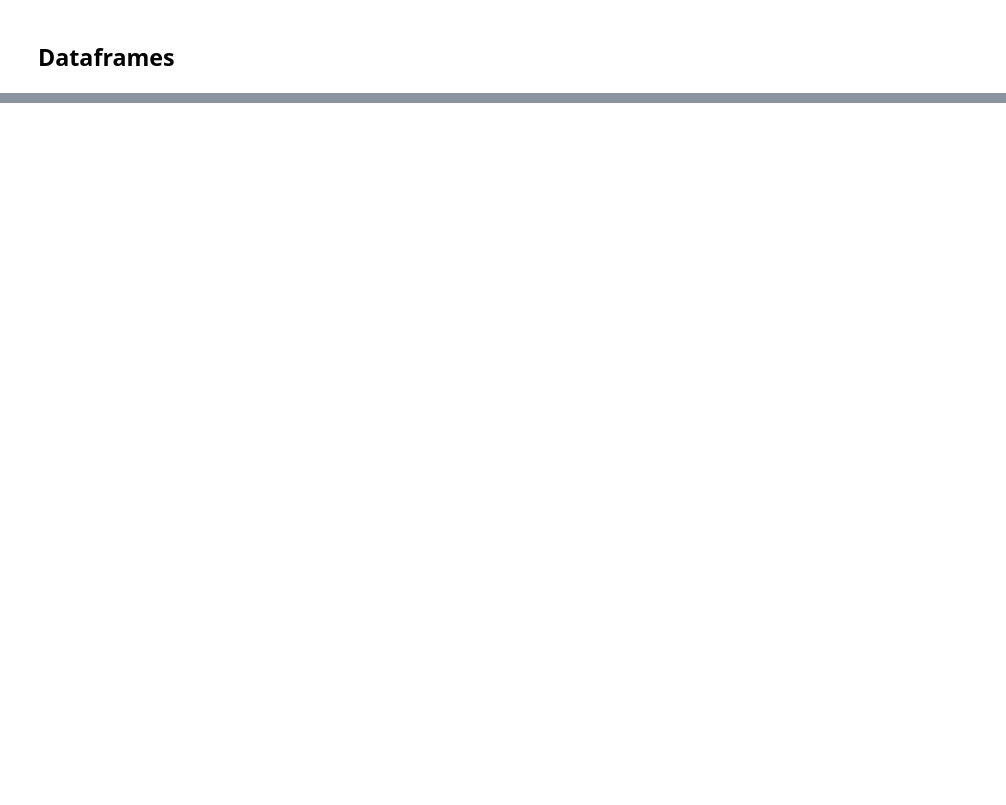
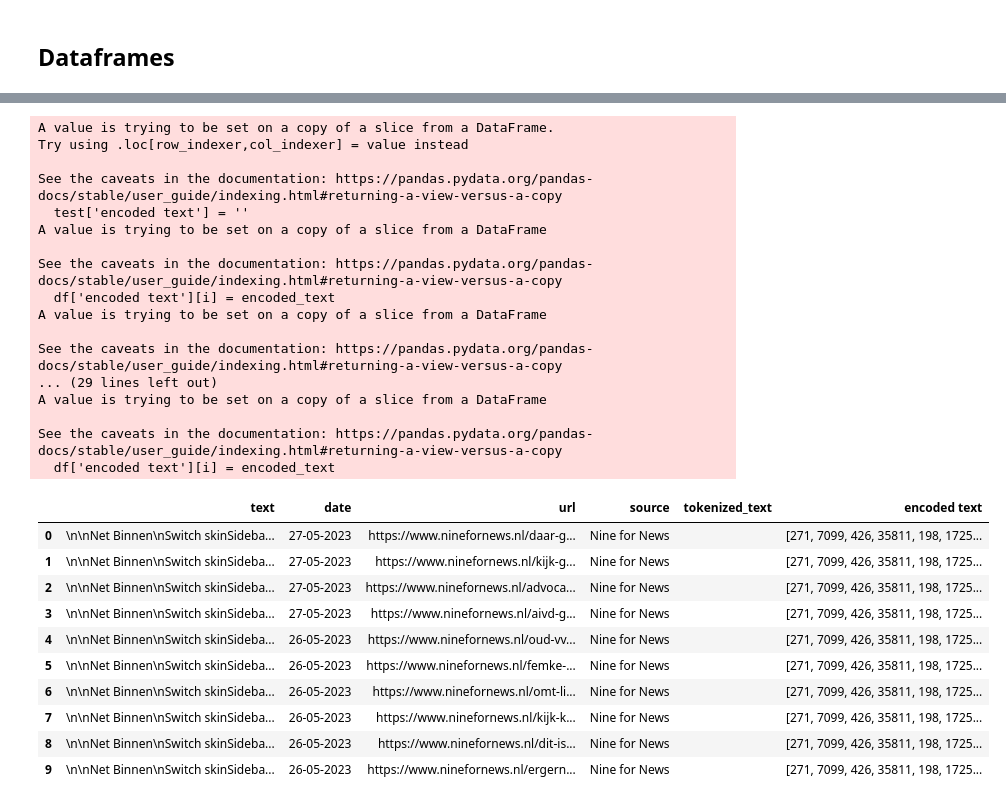
Before and after one commit to CeesMaessen/WappieCrawler, a Jupyter notebook: df_inspection.ipynb, the cells around one changed output, grey strips where cells are left out. Saved outputs shown, nothing was run; the diff lists cells and outputs as text; code cells hidden in the pictures; blank space fills up the shorter version.

Commit message:
Data cleaned, Tokenizing text

```diff
--- a/df_inspection.ipynb
+++ b/df_inspection.ipynb
@@ -81,0 +100,7 @@ df_privacynieuws
+# %%
+df_frontnieuws = pd.read_csv('frontnieuws_clean.csv').drop(['Unnamed: 0', 'index'], axis=1).dropna()
+df_frontnieuws['source'] = 'Frontnieuws'
+
+# Filter all non-article entries
+df_frontnieuws= df_frontnieuws[df_frontnieuws['url'].str.contains("category|#comments")==False]
+df_frontnieuws
@@ -81,0 +138,4 @@ df_privacynieuws
+# %%
+frames = [df_nine_for_news, df_indymedia, df_niburu, df_frontnieuws]
+final_df = pd.concat(frames)
+final_df
@@ -81,0 +159,63 @@ df_privacynieuws
+# %%
+def tokenize_text(df):
+    for i, row in enumerate(df):
+        text = df['text'][i]
+        tokenizer = tiktoken.encoding_for_model('gpt-3.5-turbo')
+        encoded_text = tokenizer.encode(text)
+
+        # Max amount of tokens for a request is a little more than 4000
+        # this includes both the text and the instructions given to GPT
+        # Lets remove the texts > 3000 tokens
+        if len(encoded_text) > 3000:
+            encoded_text = pd.NA
+
+    return encoded_text
+# %%
+def tokenize_text(df):
+    for i, row in enumerate(df['text']):
+        text = str(row)
+        tokenizer = tiktoken.encoding_for_model('gpt-3.5-turbo')
+        encoded_text = tokenizer.encode(text)
+
+        # Max amount of tokens for a request is a little more than 4000
+        # this includes both the text and the instructions given to GPT
+        # Lets remove the texts > 3000 tokens
+        if len(encoded_text) > 3000:
+            encoded_text = pd.NA
+
+        df['encoded text'][i] = encoded_text
+
+    return df
+# %%
+test = final_df[0:10]
+test['encoded text'] = ''
+tokenize_text(test)
+# %% [output]
+A value is trying to be set on a copy of a slice from a DataFrame.
+Try using .loc[row_indexer,col_indexer] = value instead
+
+See the caveats in the documentation: https://pandas.pydata.org/pandas-docs/stable/user_guide/indexing.html#returning-a-view-versus-a-copy
+  test['encoded text'] = ''
+A value is trying to be set on a copy of a slice from a DataFrame
+
+See the caveats in the documentation: https://pandas.pydata.org/pandas-docs/stable/user_guide/indexing.html#returning-a-view-versus-a-copy
+  df['encoded text'][i] = encoded_text
+A value is trying to be set on a copy of a slice from a DataFrame
+
+See the caveats in the documentation: https://pandas.pydata.org/pandas-docs/stable/user_guide/indexing.html#returning-a-view-versus-a-copy
+... (29 lines left out)
+A value is trying to be set on a copy of a slice from a DataFrame
+
+See the caveats in the documentation: https://pandas.pydata.org/pandas-docs/stable/user_guide/indexing.html#returning-a-view-versus-a-copy
+  df['encoded text'][i] = encoded_text
+|  | text | date | url | source | tokenized_text | encoded text |
+| 0 | \n\nNet Binnen\nSwitch skinSideba... | 27-05-2023 | https://www.ninefornews.nl/daar-g... | Nine for News |  | [271, 7099, 426, 35811, 198, 1725... |
+| 1 | \n\nNet Binnen\nSwitch skinSideba... | 27-05-2023 | https://www.ninefornews.nl/kijk-g... | Nine for News |  | [271, 7099, 426, 35811, 198, 1725... |
+| 2 | \n\nNet Binnen\nSwitch skinSideba... | 27-05-2023 | https://www.ninefornews.nl/advoca... | Nine for News |  | [271, 7099, 426, 35811, 198, 1725... |
+| 3 | \n\nNet Binnen\nSwitch skinSideba... | 27-05-2023 | https://www.ninefornews.nl/aivd-g... | Nine for News |  | [271, 7099, 426, 35811, 198, 1725... |
+| 4 | \n\nNet Binnen\nSwitch skinSideba... | 26-05-2023 | https://www.ninefornews.nl/oud-vv... | Nine for News |  | [271, 7099, 426, 35811, 198, 1725... |
+| 5 | \n\nNet Binnen\nSwitch skinSideba... | 26-05-2023 | https://www.ninefornews.nl/femke-... | Nine for News |  | [271, 7099, 426, 35811, 198, 1725... |
+| 6 | \n\nNet Binnen\nSwitch skinSideba... | 26-05-2023 | https://www.ninefornews.nl/omt-li... | Nine for News |  | [271, 7099, 426, 35811, 198, 1725... |
+| 7 | \n\nNet Binnen\nSwitch skinSideba... | 26-05-2023 | https://www.ninefornews.nl/kijk-k... | Nine for News |  | [271, 7099, 426, 35811, 198, 1725... |
+| 8 | \n\nNet Binnen\nSwitch skinSideba... | 26-05-2023 | https://www.ninefornews.nl/dit-is... | Nine for News |  | [271, 7099, 426, 35811, 198, 1725... |
+| 9 | \n\nNet Binnen\nSwitch skinSideba... | 26-05-2023 | https://www.ninefornews.nl/ergern... | Nine for News |  | [271, 7099, 426, 35811, 198, 1725... |
```
Also changed, not shown: parts of 22 cells of this notebook, 6 other files.
